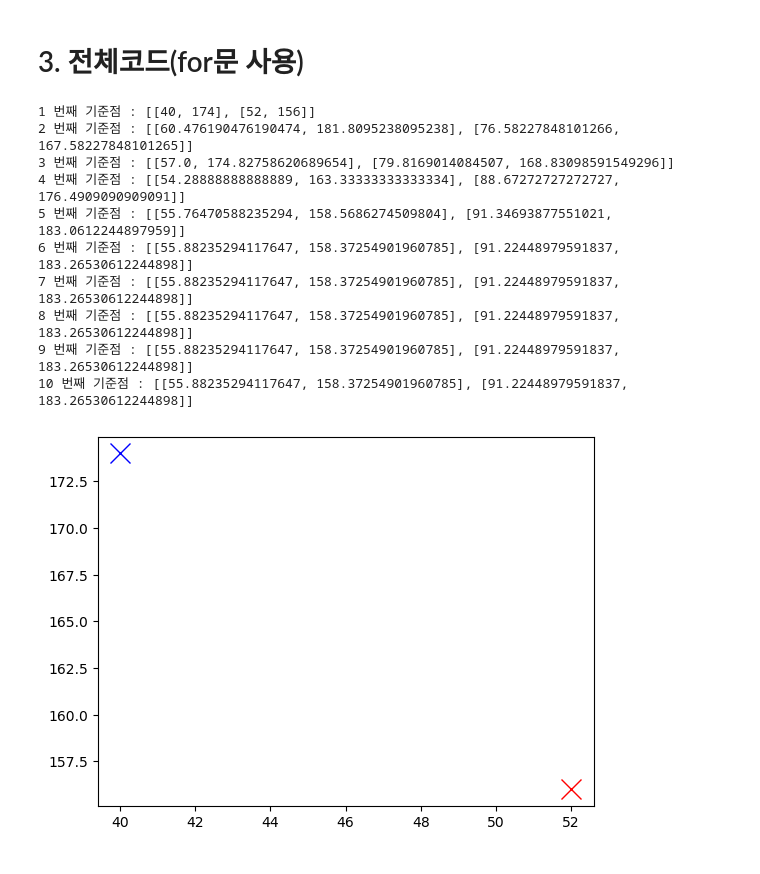
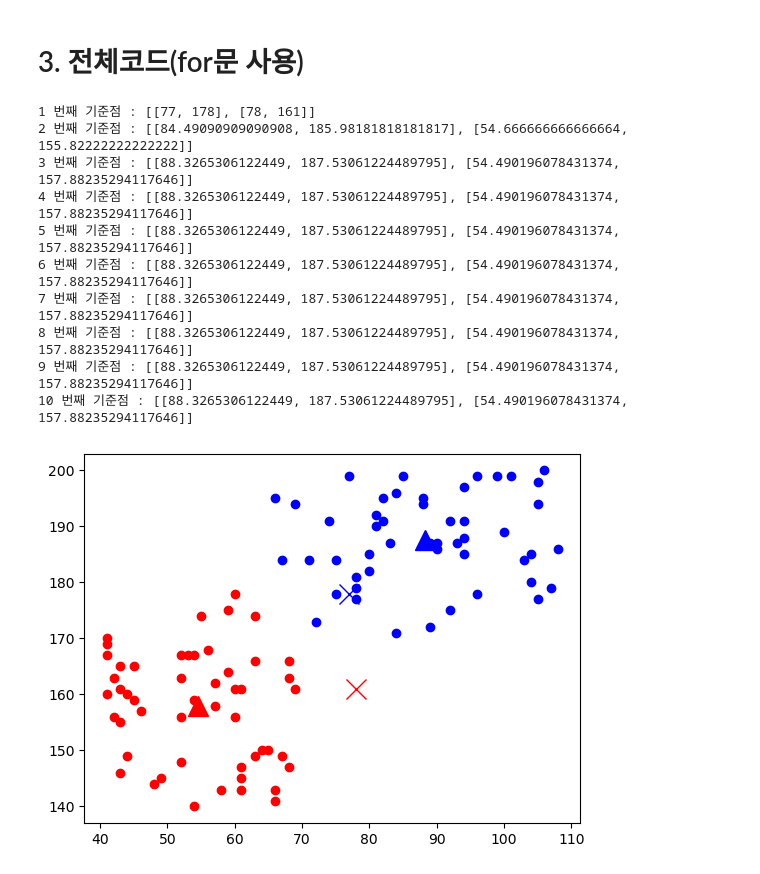
Before and after one commit to yisy0703/ai, a Jupyter notebook: source/08_DeepLearning/05_군집분석.ipynb, the cells around one changed output. Cells and saved outputs as stored; diff of their text form; code cells hidden in the pictures.

```diff
--- a/source/08_DeepLearning/05_군집분석.ipynb
+++ b/source/08_DeepLearning/05_군집분석.ipynb
@@ -162,41 +162,46 @@ data = []
 for i in range(50):
     data.append([random.randint(40,70),  random.randint(140,175)]) # 여자
     data.append([random.randint(60,110), random.randint(170,200)]) # 남자
 
 points = [[random.randint(40,110), random.randint(140,200)],
           [random.randint(40,110), random.randint(140,200)]]
 plt.plot(points[0][0], points[0][1], 'x', color='b', markersize=15)
 plt.plot(points[1][0], points[1][1], 'x', color='r', markersize=15)
 
 for i in range(1, 11):
     print(i, '번째 기준점 :', points)
     group0 = []
     group1 = []
     for d in data:
         if dist(points[0], d) <= dist(points[1],d):
             group0.append(d)
         else:
             group1.append(d)
     sumX = 0; sumY=0
     points = []
     for g in group0:
         sumX += g[0]
         sumY += g[1]
     points.append([sumX/len(group0), sumY/len(group0)]) # group0들의 중심점
     sumX = 0 ; sumY = 0
     for g in group1:
         sumX += g[0]
         sumY += g[1]
     points.append([sumX/len(group1), sumY/len(group1)]) # group1들의 중심점
+plt.plot([d[0] for d in group0], [d[1] for d in group0], 'o', color='b')
+plt.plot([d[0] for d in group1], [d[1] for d in group1], 'o', color='r')
+plt.plot(points[0][0], points[0][1], '^', color='b', markersize=15)
+plt.plot(points[1][0], points[1][1], '^', color='r', markersize=15)
+plt.show()
 # %% [output]
-1 번째 기준점 : [[40, 174], [52, 156]]
-2 번째 기준점 : [[60.476190476190474, 181.8095238095238], [76.58227848101266, 167.58227848101265]]
-3 번째 기준점 : [[57.0, 174.82758620689654], [79.8169014084507, 168.83098591549296]]
-4 번째 기준점 : [[54.28888888888889, 163.33333333333334], [88.67272727272727, 176.4909090909091]]
-5 번째 기준점 : [[55.76470588235294, 158.5686274509804], [91.34693877551021, 183.0612244897959]]
-6 번째 기준점 : [[55.88235294117647, 158.37254901960785], [91.22448979591837, 183.26530612244898]]
-7 번째 기준점 : [[55.88235294117647, 158.37254901960785], [91.22448979591837, 183.26530612244898]]
-8 번째 기준점 : [[55.88235294117647, 158.37254901960785], [91.22448979591837, 183.26530612244898]]
-9 번째 기준점 : [[55.88235294117647, 158.37254901960785], [91.22448979591837, 183.26530612244898]]
-10 번째 기준점 : [[55.88235294117647, 158.37254901960785], [91.22448979591837, 183.26530612244898]]
+1 번째 기준점 : [[77, 178], [78, 161]]
+2 번째 기준점 : [[84.49090909090908, 185.98181818181817], [54.666666666666664, 155.82222222222222]]
+3 번째 기준점 : [[88.3265306122449, 187.53061224489795], [54.490196078431374, 157.88235294117646]]
+4 번째 기준점 : [[88.3265306122449, 187.53061224489795], [54.490196078431374, 157.88235294117646]]
+5 번째 기준점 : [[88.3265306122449, 187.53061224489795], [54.490196078431374, 157.88235294117646]]
+6 번째 기준점 : [[88.3265306122449, 187.53061224489795], [54.490196078431374, 157.88235294117646]]
+7 번째 기준점 : [[88.3265306122449, 187.53061224489795], [54.490196078431374, 157.88235294117646]]
+8 번째 기준점 : [[88.3265306122449, 187.53061224489795], [54.490196078431374, 157.88235294117646]]
+9 번째 기준점 : [[88.3265306122449, 187.53061224489795], [54.490196078431374, 157.88235294117646]]
+10 번째 기준점 : [[88.3265306122449, 187.53061224489795], [54.490196078431374, 157.88235294117646]]
-[figure, old version]
+[figure, new version]
```
Also changed, not shown: parts of 7 cells of this notebook.
